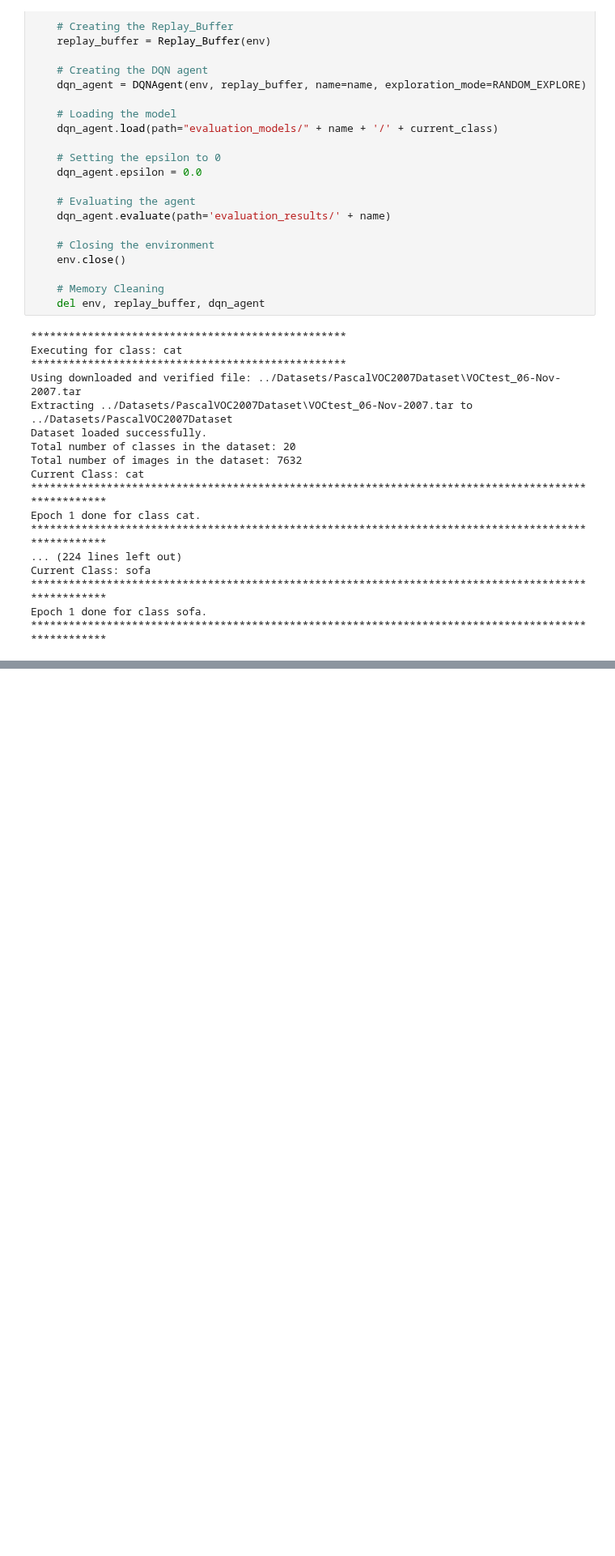
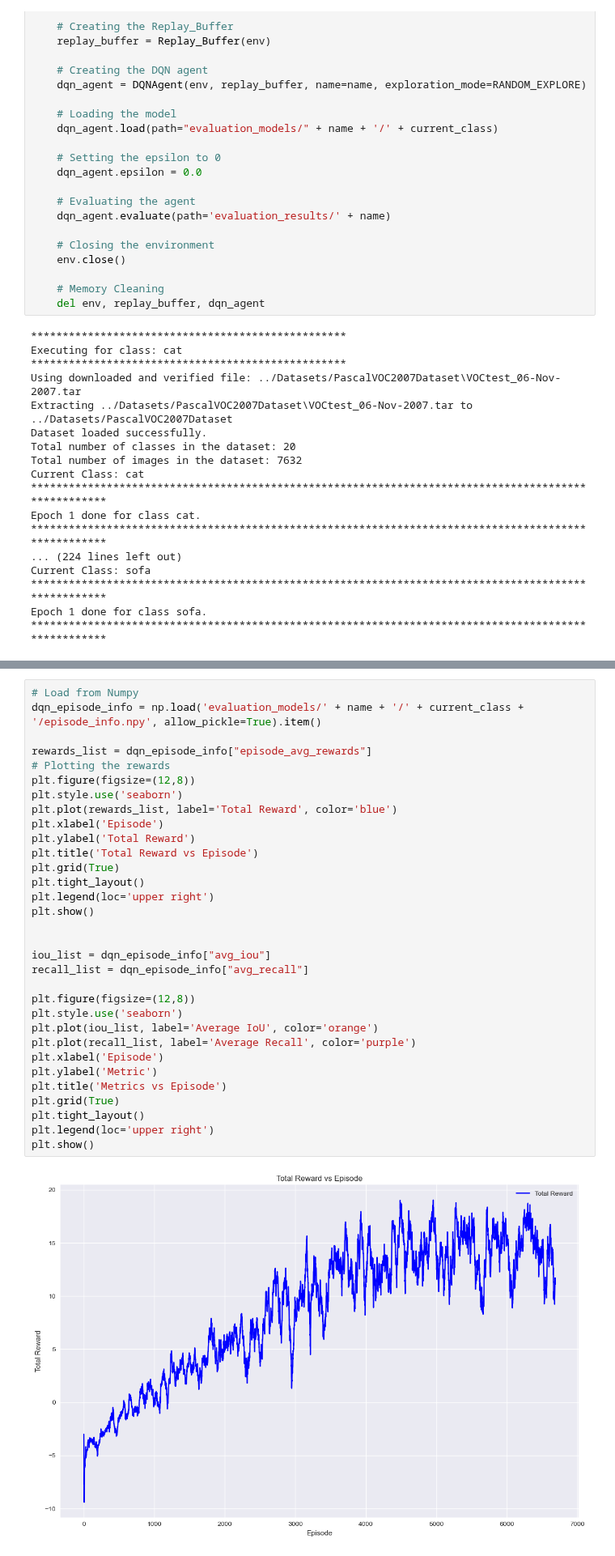
Before and after one commit to mbar0075/SaRLVision, a Jupyter notebook: Experiments/RL Agent Training/Evaluation.ipynb, the cells around one changed output, grey strips where cells are left out. Shown at 81% size. Saved outputs shown, nothing was run; the diff lists cells and outputs as text; blank space fills up the shorter version.

```diff
--- a/Experiments/RL Agent Training/Evaluation.ipynb
+++ b/Experiments/RL Agent Training/Evaluation.ipynb
@@ -249,0 +147,34 @@ dfs, mAps = calculate_detection_metrics('evaluation_results/' + name, save_path=
+# %%
+# Load from Numpy
+dqn_episode_info = np.load('evaluation_models/' + name + '/' + current_class + '/episode_info.npy', allow_pickle=True).item()
+
+rewards_list = dqn_episode_info["episode_avg_rewards"]
+# Plotting the rewards
+plt.figure(figsize=(12,8))
+plt.style.use('seaborn')
+plt.plot(rewards_list, label='Total Reward', color='blue')
+plt.xlabel('Episode')
+plt.ylabel('Total Reward')
+plt.title('Total Reward vs Episode')
+plt.grid(True)
+plt.tight_layout()
+plt.legend(loc='upper right')
+plt.show()
+
+
+iou_list = dqn_episode_info["avg_iou"]
+recall_list = dqn_episode_info["avg_recall"]
+
+plt.figure(figsize=(12,8))
+plt.style.use('seaborn')
+plt.plot(iou_list, label='Average IoU', color='orange')
+plt.plot(recall_list, label='Average Recall', color='purple')
+plt.xlabel('Episode')
+plt.ylabel('Metric')
+plt.title('Metrics vs Episode')
+plt.grid(True)
+plt.tight_layout()
+plt.legend(loc='upper right')
+plt.show()
+# %% [output]
+[figure, added]
```
Also changed, not shown: parts of 3 cells of this notebook, 11 other files.
